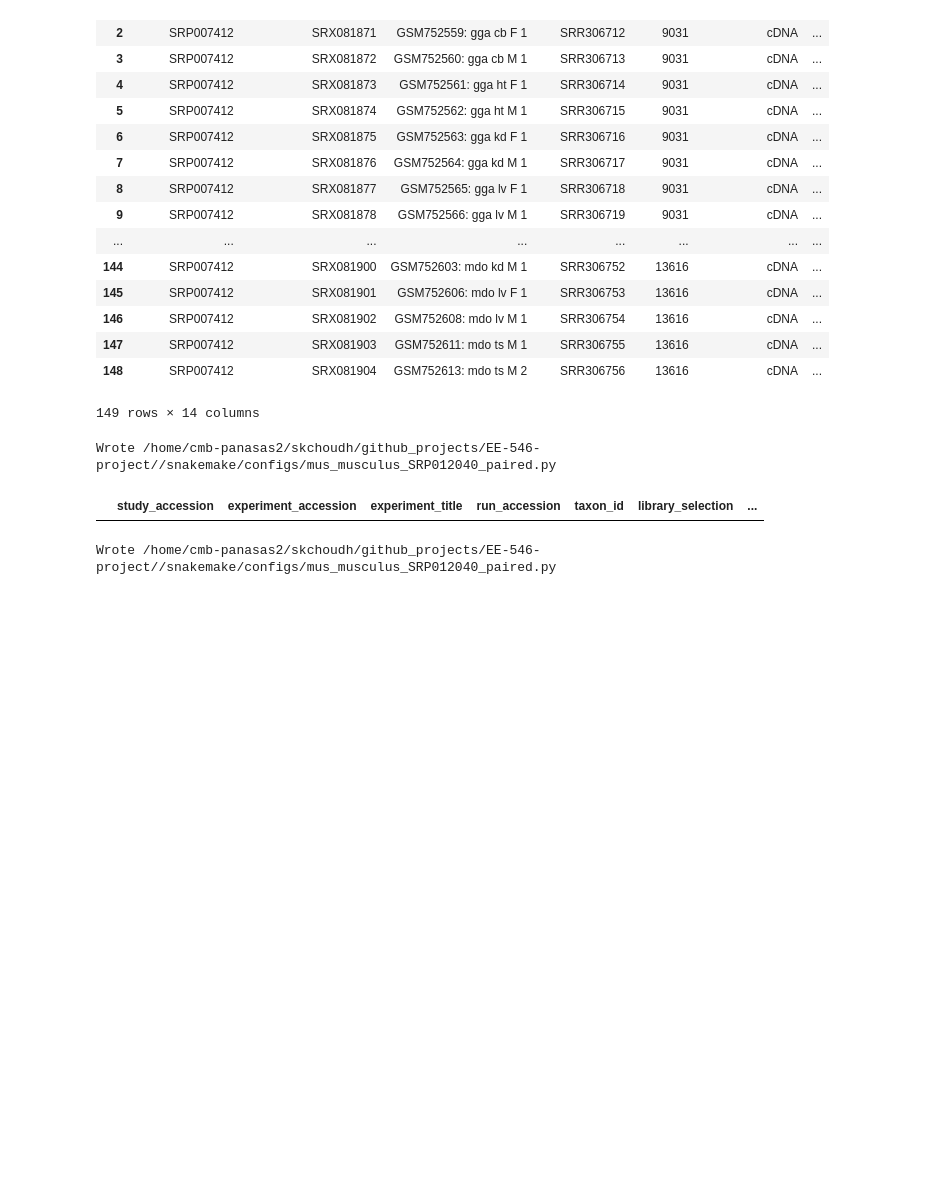
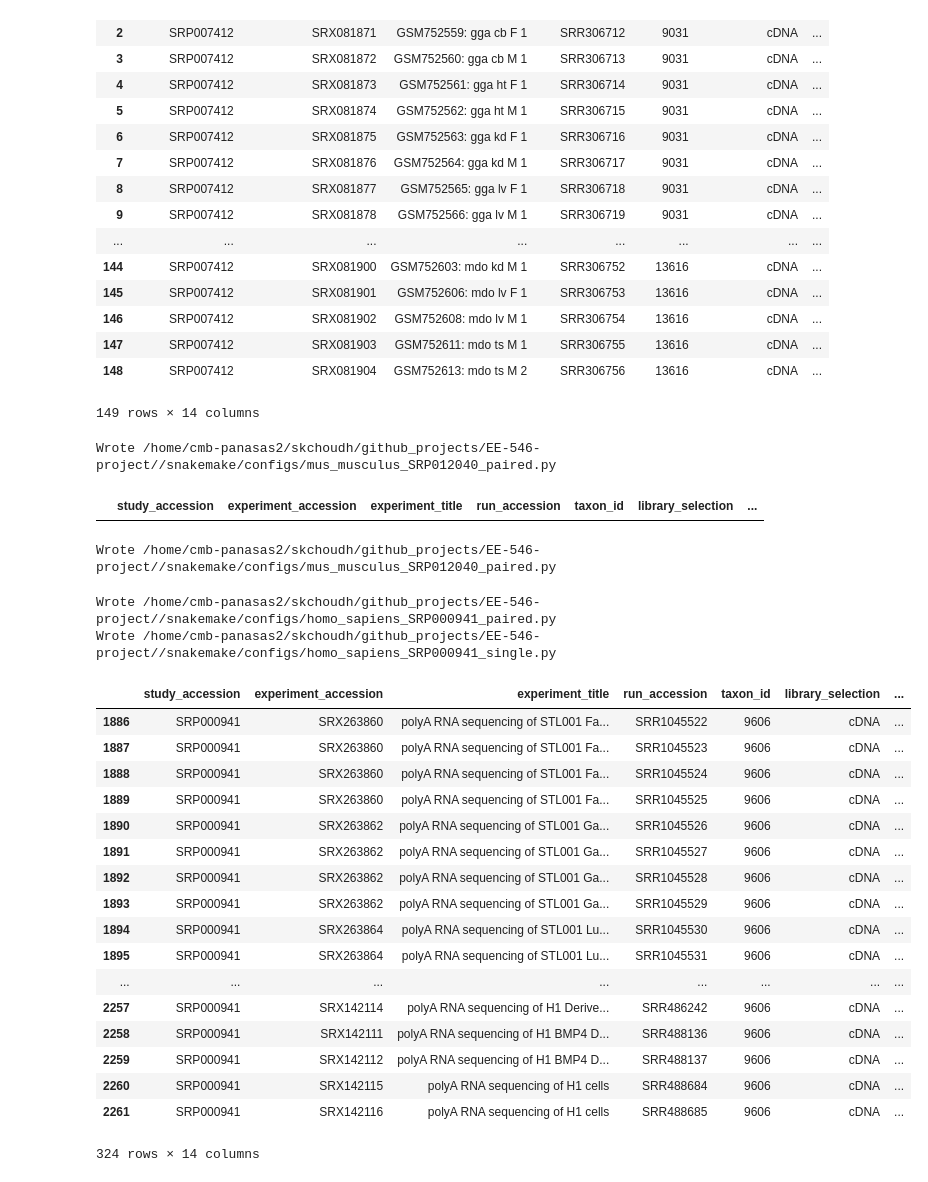
Before and after one commit to saketkc/EE-546-project, a Jupyter notebook: notebooks/08.SRA-parser.ipynb, the cells around one changed output. Saved outputs shown, nothing was run; the diff lists cells and outputs as text; code cells hidden in the pictures; blank space fills up the shorter version.

Commit message:
add config

```diff
--- a/notebooks/08.SRA-parser.ipynb
+++ b/notebooks/08.SRA-parser.ipynb
@@ -627,3 +629,37 @@ create_config_file(df_paired,  '/staging/as/skchoudh/rna-seq-datasets/paired', '
 create_config_file(df_unpaired,'/staging/as/skchoudh/rna-seq-datasets/single', 'single')
 # %% [output]
 Wrote /home/cmb-panasas2/skchoudh/github_projects/EE-546-project//snakemake/configs/mus_musculus_SRP012040_paired.py
+# %%
+srp = 'SRP000941'
+df = db.sra_convert(srp)
+df = df[df.library_strategy == 'RNA-Seq']
+df_paired = df[df.library_layout.str.contains('PAIRED')]
+df_unpaired = df[df.library_layout.str.contains('SINGLE')]
+copy_sra_data(df_paired, sra_dest_dir='/staging/as/skchoudh/rna-seq-datasets/paired')
+copy_sra_data(df_unpaired, sra_dest_dir='/staging/as/skchoudh/rna-seq-datasets/single')
+create_config_file(df_paired,  '/staging/as/skchoudh/rna-seq-datasets/paired', 'paired')
+create_config_file(df_unpaired,'/staging/as/skchoudh/rna-seq-datasets/single', 'single')
+# %% [output]
+Wrote /home/cmb-panasas2/skchoudh/github_projects/EE-546-project//snakemake/configs/homo_sapiens_SRP000941_paired.py
+Wrote /home/cmb-panasas2/skchoudh/github_projects/EE-546-project//snakemake/configs/homo_sapiens_SRP000941_single.py
+# %%
+df_paired
+# %% [output]
+|  | study_accession | experiment_accession | experiment_title | run_accession | taxon_id | library_selection | ... |
+| 1886 | SRP000941 | SRX263860 | polyA RNA sequencing of STL001 Fa... | SRR1045522 | 9606 | cDNA | ... |
+| 1887 | SRP000941 | SRX263860 | polyA RNA sequencing of STL001 Fa... | SRR1045523 | 9606 | cDNA | ... |
+| 1888 | SRP000941 | SRX263860 | polyA RNA sequencing of STL001 Fa... | SRR1045524 | 9606 | cDNA | ... |
+| 1889 | SRP000941 | SRX263860 | polyA RNA sequencing of STL001 Fa... | SRR1045525 | 9606 | cDNA | ... |
+| 1890 | SRP000941 | SRX263862 | polyA RNA sequencing of STL001 Ga... | SRR1045526 | 9606 | cDNA | ... |
+| 1891 | SRP000941 | SRX263862 | polyA RNA sequencing of STL001 Ga... | SRR1045527 | 9606 | cDNA | ... |
+| 1892 | SRP000941 | SRX263862 | polyA RNA sequencing of STL001 Ga... | SRR1045528 | 9606 | cDNA | ... |
+| 1893 | SRP000941 | SRX263862 | polyA RNA sequencing of STL001 Ga... | SRR1045529 | 9606 | cDNA | ... |
+| 1894 | SRP000941 | SRX263864 | polyA RNA sequencing of STL001 Lu... | SRR1045530 | 9606 | cDNA | ... |
+| 1895 | SRP000941 | SRX263864 | polyA RNA sequencing of STL001 Lu... | SRR1045531 | 9606 | cDNA | ... |
+| ... | ... | ... | ... | ... | ... | ... | ... |
+| 2257 | SRP000941 | SRX142114 | polyA RNA sequencing of H1 Derive... | SRR486242 | 9606 | cDNA | ... |
+| 2258 | SRP000941 | SRX142111 | polyA RNA sequencing of H1 BMP4 D... | SRR488136 | 9606 | cDNA | ... |
+| 2259 | SRP000941 | SRX142112 | polyA RNA sequencing of H1 BMP4 D... | SRR488137 | 9606 | cDNA | ... |
+| 2260 | SRP000941 | SRX142115 | polyA RNA sequencing of H1 cells | SRR488684 | 9606 | cDNA | ... |
+| 2261 | SRP000941 | SRX142116 | polyA RNA sequencing of H1 cells | SRR488685 | 9606 | cDNA | ... |
+324 rows × 14 columns
```
Also changed, not shown: parts of 8 cells of this notebook, 5 other files.
